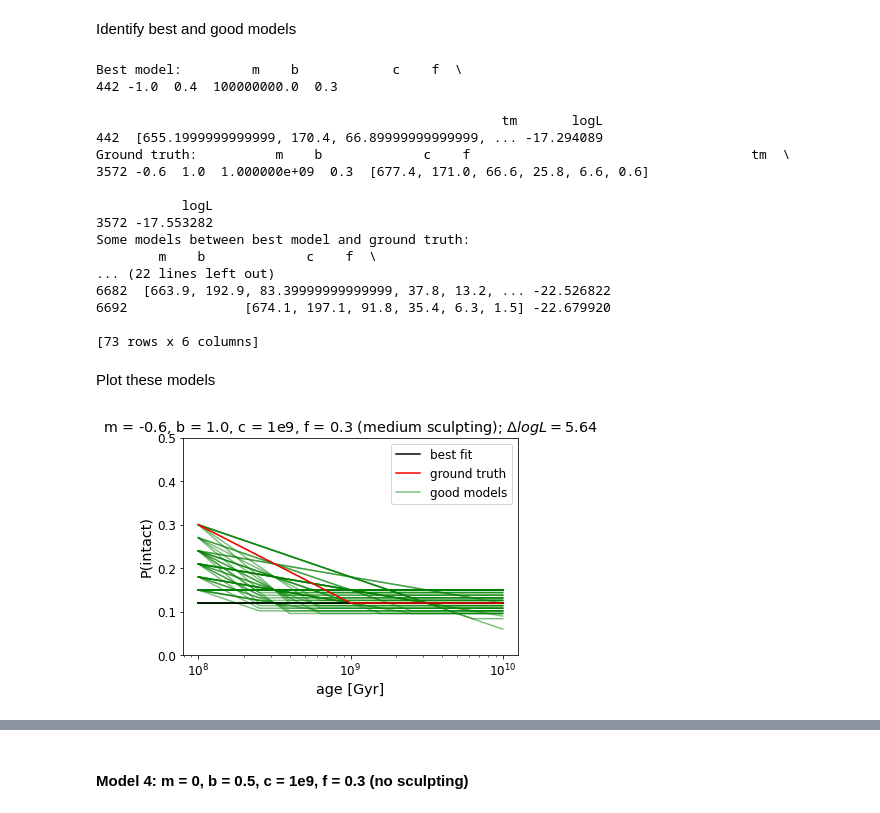
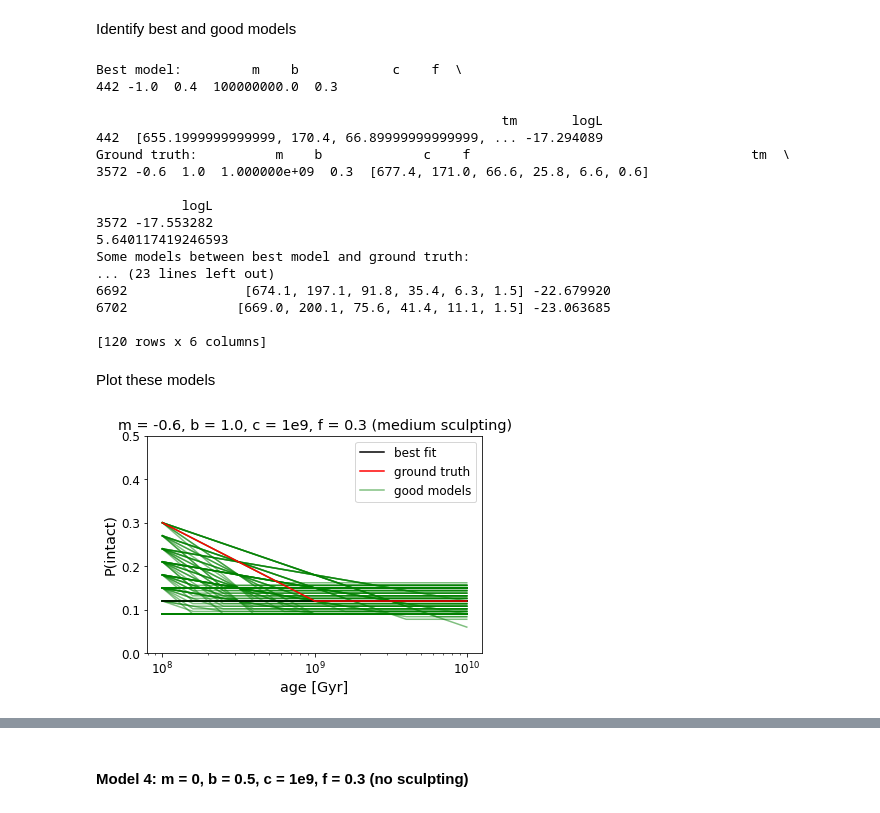
Before and after one commit to exoclam/mastrangelo, a Jupyter notebook: notebooks/injection-recovery.ipynb, the cells around one changed output, grey strips where cells are left out. Saved outputs shown, nothing was run; the diff lists cells and outputs as text; code cells hidden in the pictures.

```diff
--- a/notebooks/injection-recovery.ipynb
+++ b/notebooks/injection-recovery.ipynb
@@ -38,6 +38,9 @@ Read in and process data (pad and create zero bins)
 # %%
 truth = pd.read_csv(path+'collect_ground_truth.csv', converters=dict(transit_multiplicities=literal_eval))
 recovery = pd.read_csv(path+'collect_recovery.csv', converters=dict(transit_multiplicities=literal_eval))
+recovery = recovery.loc[~(np.round(recovery.cs, -7) == 1.6e8)] # defected simulations need replacing
+recovery_redo = pd.read_csv(path+'collect_recovery_redo.csv', converters=dict(transit_multiplicities=literal_eval))
+recovery = pd.concat([recovery, recovery_redo])
 # %%
 f, ((ax1, ax2), (ax3, ax4)) = plt.subplots(2, 2, figsize=(10, 10))
 
@@ -351,6 +350,7 @@ ground_truth = model_logLs.loc[(model_logLs.m == -1.) & (model_logLs.b == 0.5) &
 print("Ground truth: ", ground_truth)
 delta_logL = np.std(recovery.loc[(np.round(recovery.ms, 1) == -1.) & (np.round(recovery.bs,1) == 0.5) & (np.round(recovery.cs, -8) == 4e9) & (np.round(recovery.fs,1) == 0.3)].logLs)
 print("delta logL: ", delta_logL)
+delta_logL = 5.
 
 good_models = model_logLs.loc[np.abs(model_logLs.logL - best_logL) <= delta_logL]
 print("Some models between best model and ground truth: ")
@@ -1006,8 +1055,9 @@ ground_truth = model_logLs.loc[(model_logLs.m == -0.6) & (model_logLs.b == 1.) &
 print("Ground truth: ", ground_truth)
 #delta_logL = best_logL - ground_truth.logL.to_list()[0]
 delta_logL = np.std(recovery.loc[(np.round(recovery.ms, 1) == -0.6) & (np.round(recovery.bs,1) == 1.) & (np.round(recovery.cs, -8) == 1e9) & (np.round(recovery.fs,1) == 0.3)].logLs)
+print(delta_logL)
 
-good_models = model_logLs.loc[np.abs(model_logLs.logL - best_logL) <= delta_logL]
+good_models = model_logLs.loc[np.abs(model_logLs.logL - best_logL) <= 10.]
 print("Some models between best model and ground truth: ")
 print(good_models)
 # %% [output]
@@ -1021,13 +1071,13 @@ Ground truth:          m    b             c    f
 
            logL
 3572 -17.553282
+5.640117419246593
 Some models between best model and ground truth:
-        m    b             c    f  \
-... (22 lines left out)
-6682  [663.9, 192.9, 83.39999999999999, 37.8, 13.2, ... -22.526822
+... (23 lines left out)
 6692               [674.1, 197.1, 91.8, 35.4, 6.3, 1.5] -22.679920
+6702              [669.0, 200.1, 75.6, 41.4, 11.1, 1.5] -23.063685
 
-[73 rows x 6 columns]
+[120 rows x 6 columns]
 # %% [markdown]
 Plot these models
 # %%
@@ -1035,32 +1085,32 @@ x = np.logspace(8, 10, 1000)
 
 # best model
 best_model = model_logLs.loc[(model_logLs.logL >= best_logL) & (model_logLs.logL < 0.)]
 m, b, c, f = best_model.m.to_list()[0], best_model.b.to_list()[0], best_model.c.to_list()[0], best_model.f.to_list()[0]
 plt.plot(x, build_models(x, m, b, c, f), label='best fit', color='k')
 
 # ground truth
 m, b, c, f = ground_truth.m.to_list()[0], ground_truth.b.to_list()[0], ground_truth.c.to_list()[0], ground_truth.f.to_list()[0]
 plt.plot(x, build_models(x, m, b, c, f), label='ground truth', color='r')
 
 # models as good as or better than ground truth
 good_models = good_models.drop_duplicates(subset=['m','b','c','f'])
 label_flag = True
 for index, row in good_models.reset_index().iterrows():
     m, b, c, f = row.m, row.b, row.c, row.f
     if label_flag == True:
         plt.plot(x, build_models(x, m, b, c, f), color='green', zorder=0, label='good models', alpha=0.5)
     elif label_flag == False:
         plt.plot(x, build_models(x, m, b, c, f), color='green', zorder=0, alpha=0.5)
     label_flag = False
 
 plt.xscale('log')
 plt.ylim([0, 0.5])
 plt.xlabel('age [Gyr]')
 plt.ylabel('P(intact)')
-plt.title(f'm = -0.6, b = 1.0, c = 1e9, f = 0.3 (medium sculpting); $\Delta logL = {np.round(delta_logL, 2)}$')
+plt.title(f'm = -0.6, b = 1.0, c = 1e9, f = 0.3 (medium sculpting)')
 plt.legend()
 plt.savefig(path+'figures/inj-rec-moderate-models.png', facecolor='white', bbox_inches='tight')
 
 plt.show()
 # %% [output]
-[figure, old version]
+[figure, new version]
```
Also changed, not shown: parts of 24 cells of this notebook, 4 other files.
